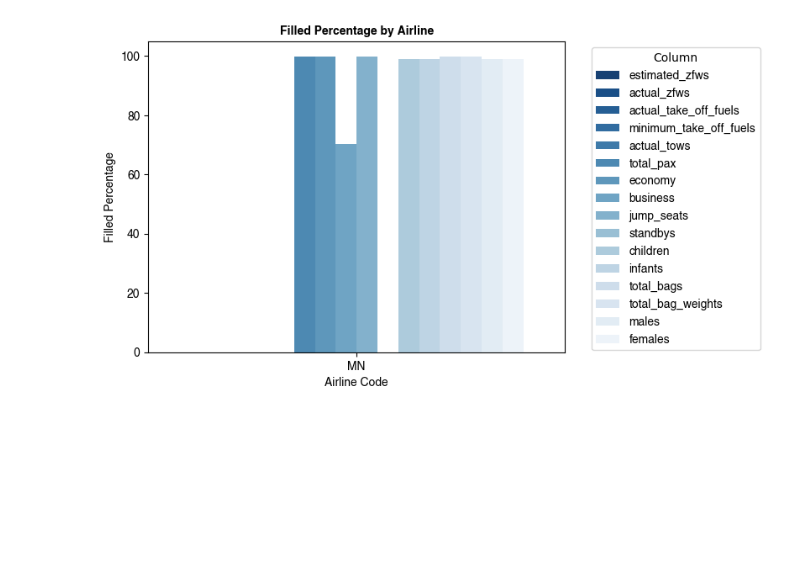
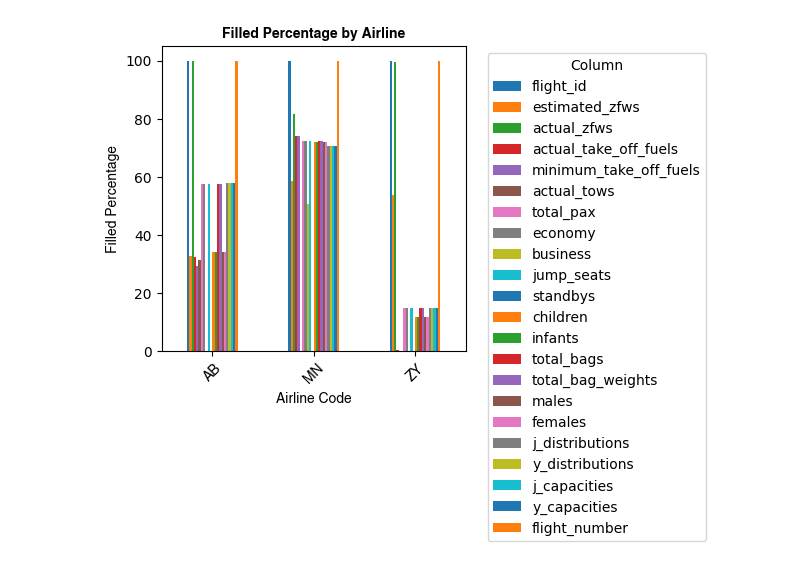
Before and after one commit to aref-hasan/aircraft_load, a Jupyter notebook: visualization/data_quality.ipynb, the cells around one changed output. Cells and saved outputs as stored; diff of their text form; code cells hidden in the pictures; blank space fills up the shorter version.

Commit message:
update charts

```diff
--- a/visualization/data_quality.ipynb
+++ b/visualization/data_quality.ipynb
@@ -43,18 +52,21 @@ plt.savefig(f"{VISUALIZATION_PATH}filled_percentages_over_all_weights.svg")
 # %%
-filled_percentage_by_airline = weights_df.groupby('airline_code', group_keys=False).apply(lambda group: group.notnull().mean() * 100, include_groups=False).drop(columns=["flight_number", "flight_id"])
-filled_percentage_by_airline = filled_percentage_by_airline.reset_index().melt(id_vars='airline_code', var_name='column', value_name='filled_percentage')
-sns.barplot(data=filled_percentage_by_airline, x='airline_code', y='filled_percentage', hue='column', palette="Blues_r")
-plt.title('Filled Percentage by Airline', fontproperties=bold_font)
-plt.xticks(fontproperties=normal_font)
-plt.yticks(fontproperties=normal_font)
-plt.xlabel('Airline Code', fontproperties=normal_font)
-plt.ylabel('Filled Percentage', fontproperties=normal_font)
-plt.legend(title='Column', bbox_to_anchor=(1.05, 1), loc='upper left', prop=normal_font)
+filled_percentage_by_airline = weights_df.drop(columns=["flight_number"]).copy()
+filled_percentage_by_airline = weights_df.groupby('airline_code').apply(lambda group: group.notnull().mean() * 100, include_groups=False)
+filled_percentage_by_airline.reset_index(inplace=True)
+filled_percentage_by_airline.plot(kind='bar', x='airline_code', stacked=False)
+# Add labels and title
+plt.title('Filled Percentage by Airline', font_properties=bold_font)
+plt.xlabel('Airline Code', font_properties=normal_font)
+plt.ylabel('Filled Percentage', font_properties=normal_font)
+plt.xticks(rotation=45, font_properties=normal_font)
+plt.legend(title='Column', bbox_to_anchor=(1.05, 1), loc='upper left')
+
+# Save and display the plot
+plt.tight_layout()
 plt.savefig(f"{VISUALIZATION_PATH}filled_percentage_by_airline.svg")
-plt.tight_layout()
 plt.show()
 # %% [output]
-[figure, old version]
+[figure, new version]
 # %%
 flight_numbers_by_airline = weights_df.groupby('airline_code', group_keys=False).apply(lambda group: group['flight_number'].nunique(), include_groups=False).to_frame().reset_index()
 flight_numbers_by_airline.columns = ['airline_code', 'count of flight numbers']
```
Also changed, not shown: parts of 6 cells of this notebook, 10 other files.
